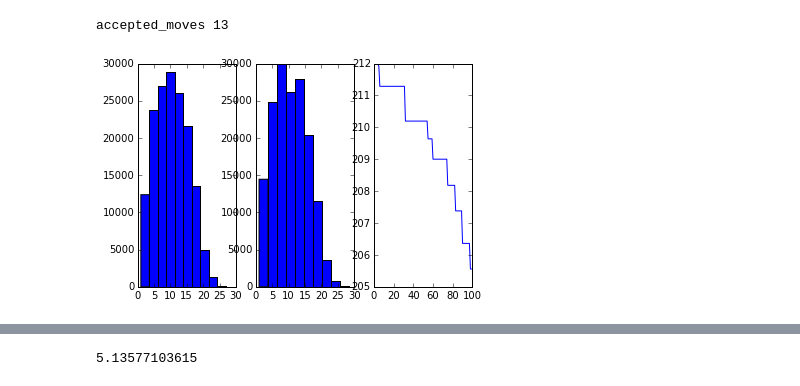
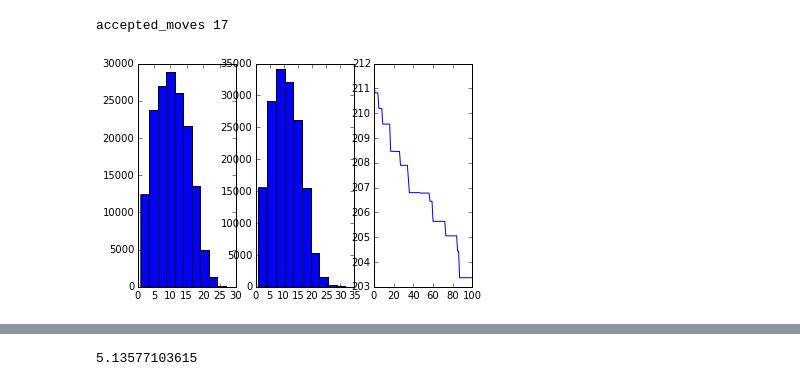
Before and after one commit to rahulporuri/computational_physics, a Jupyter notebook: npt_mc.ipynb, the cells around one changed output, grey strips where cells are left out. Drawn from its saved outputs; the diff is of its cells as text; code cells hidden in the pictures.

```diff
--- a/npt_mc.ipynb
+++ b/npt_mc.ipynb
@@ -10,7 +10,15 @@ def local_energy(site):
     local_sum = 0
     for i in xrange(len(system)):
         if site != i:
-            dist = spd.euclidean(system[site],system[i])
+            tempx = system[site][0] - system[i][0]
+            tempy = system[site][1] - system[i][1]
+            if tempx > 50./2:
+                tempx = 50. - tempx
+            if tempy > 50./2:
+                tempy = 50. - tempy
+            #r = spd.euclidean(system[i][0],system[j][0])
+            dist = np.sqrt(tempx**2+tempy**2)
+            #dist = spd.euclidean(system[site],system[i])
             local_sum += -((1/dist)**12-(1/dist)**6)
     return local_sum
 
@@ -45,6 +53,8 @@ plt.subplot(131)
 alist = radial_number_density()
 anarray = np.asarray(alist)
 plt.hist(anarray,10);
+
+initial_dist = radial_number_density()
 
 T = 1.
 # T = np.array([5.,5./2,1./1./2,1./10])
@@ -66,32 +76,33 @@ for timestep in xrange(100):
     if system[site][0] > 50 :
         system[site][0] = system[site][0]%50
     #if system[site][0] < 0 :
     #    system[site][0] = system[site][0]%100
     if system[site][1] > 50 :
         system[site][1] = system[site][1]%50
     #if system[site][1] < 0 :
     #    system[site][1] = system[site][1]%100
     post_move_e = local_energy(site)
     if post_move_e - pre_move_e < 0:
         global_energy.append(system_energy())
         accepted_moves += 1
     else :
         temp = np.random.random()
         if temp < np.exp(-((v_ratio)**n)*beta*(post_move_e - pre_move_e)):
             global_energy.append(system_energy())
             accepted_moves += 1
         else :
             system[site] = system[site] - np.array([xmove,ymove])
             global_energy.append(system_energy())
     #print timestep, "done"
 # we get global_energy, accepted moves as the outputs here.
 plt.subplot(132)
 alist = radial_number_density()
 anarray = np.asarray(alist)
 plt.hist(anarray,10);
 plt.subplot(133)
 plt.plot(global_energy)
 print "accepted_moves", accepted_moves
+final_dist = radial_number_density()
 # %% [output]
-accepted_moves 13
+accepted_moves 17
-[figure, old version]
+[figure, new version]
```
Also changed, not shown: parts of 2 cells of this notebook, 7 other files.
